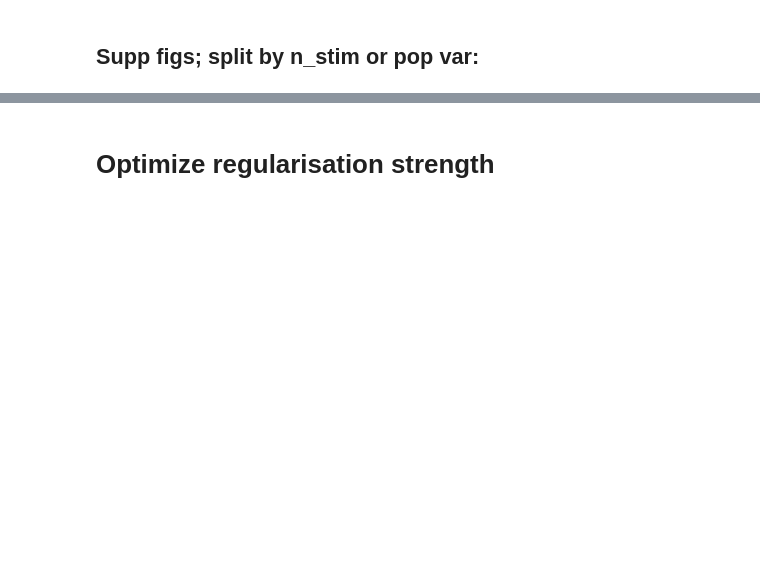
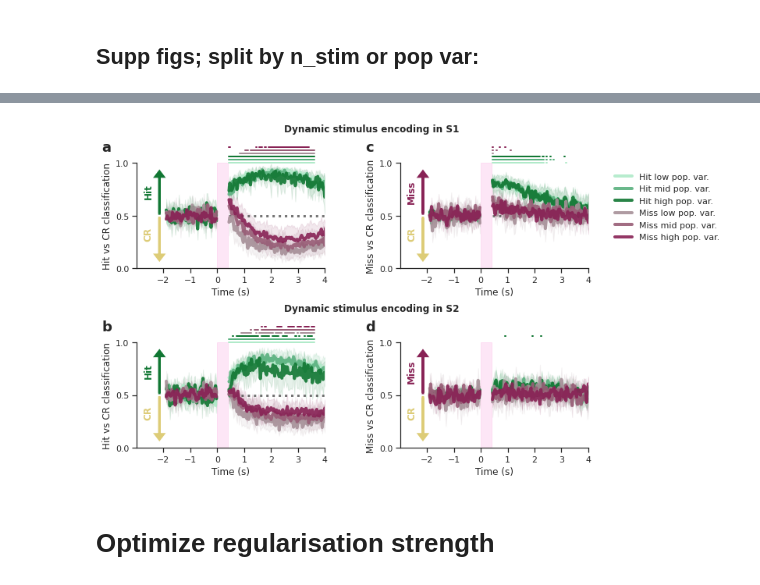
Before and after one commit to Packer-Lab/popping-off, a Jupyter notebook: notebooks/Paper Figures/Figure3.ipynb, the cells around one changed output, grey strips where cells are left out. Drawn from its saved outputs; the diff is of its cells as text; code cells hidden in the pictures; blank space fills up the shorter version.

```diff
--- a/notebooks/Paper Figures/Figure3.ipynb
+++ b/notebooks/Paper Figures/Figure3.ipynb
@@ -751,5 +767,5 @@ if save_fig:
 # %%
-save_fig = True
+save_fig = False
 
 fig = plt.figure(constrained_layout=False, figsize=(12, 6.5))
 gs_dyn_dec = fig.add_gridspec(ncols=2, nrows=2, bottom=0.1, top=0.88, right=0.75, left=0.08,
@@ -769,33 +785,35 @@ pop.plot_dynamic_decoding_two_regions_wrapper_split(ps_pred_split=tmp_ps_dict,
                                                     plot_legend=False,
                                               time_array=time_array_plot)
 
 pop.plot_dynamic_decoding_two_regions_wrapper_split(ps_pred_split=tmp_ps_dict,
                                                     lick_pred_split=tmp_lick_dict,
                                               decoder_key='miss/cr', ax_acc_ps=miss_ax_dict,
                                                     plot_legend=True,
                                               time_array=time_array_plot)
 
 # pop.plot_dynamic_decoding_two_regions_wrapper_split(ps_pred_split=tmp_ps_dict,
 #                                                     lick_pred_split=tmp_lick_dict,
 #                                               decoder_key='hit/miss', ax_acc_ps=hitmiss_ax_dict,
 #                                                     plot_legend=True,
 #                                               time_array=time_array_plot)
 
 
 for reg in ['s1' ,'s2']:
     hit_ax_dict[reg].set_title(f'Dynamic stimulus encoding in {reg.upper()}',
                                x=1.25, y=1.25, fontdict={'weight': 'bold'})
     miss_ax_dict[reg].set_title('')
     hit_ax_dict[reg].text(s=('a' if reg == 's1' else 'b'), x=-4.3, y=1.11,
                           fontdict={'weight': 'bold', 'size': 18})
     miss_ax_dict[reg].text(s=('c' if reg == 's1' else 'd'), x=-4.3, y=1.11,
                           fontdict={'weight': 'bold', 'size': 18})
 #     hitmiss_ax_dict[reg].text(s=('E' if reg == 's1' else 'F'), x=-4.5, y=1.19,
 #                           fontdict={'weight': 'bold'})
 
 if save_fig:
     plt.savefig('/home/tplas/repos/popping-off/figures/full_figs_manuscript/Supplementary_Figure9.pdf',
                 bbox_to_inches='tight')
+# %% [output]
+[figure, added]
 # %% [markdown]
 # Optimize regularisation strength
 # %%
```
Also changed, not shown: parts of 8 cells of this notebook, 7 other files.
